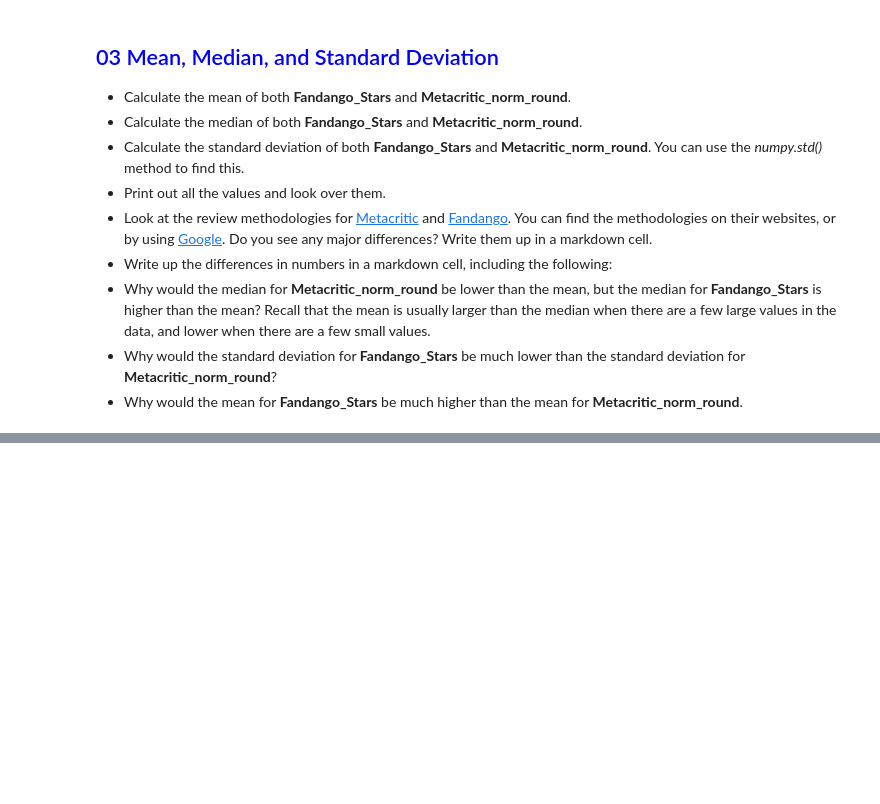
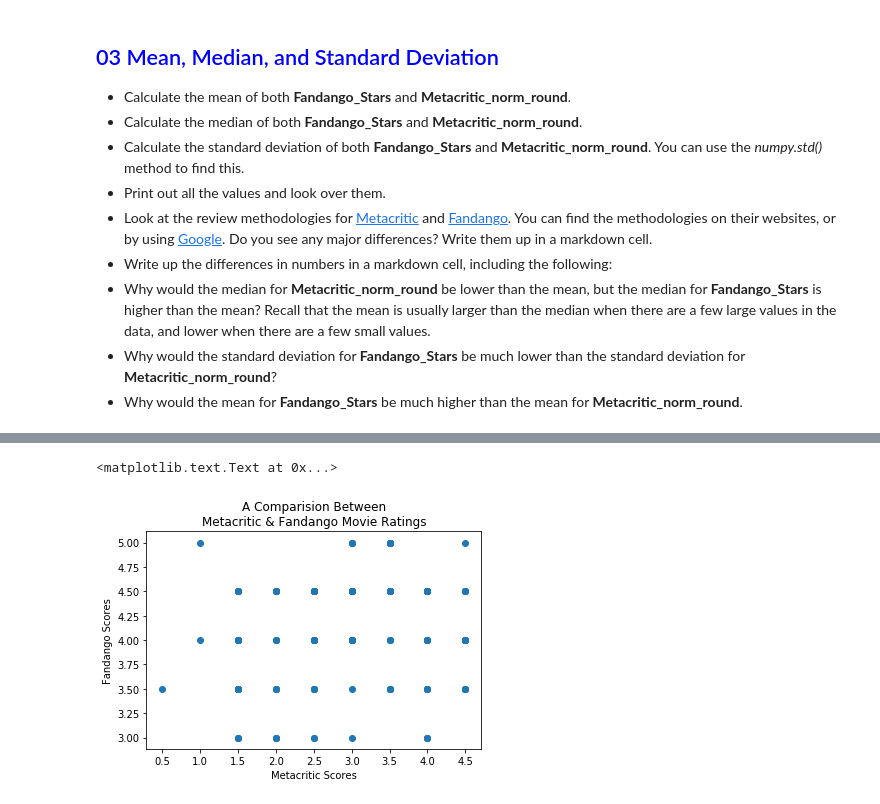
Before and after one commit to kitestring/DataQuest, a Jupyter notebook: 05_ProbabilityAndStatistics/01_ProbAndStatsInPython_Beginner/06_GuidedProject_AnalyzingMovieReviws/AnalyzingMovieReviews.ipynb, the cells around one changed output, grey strips where cells are left out. Saved outputs shown, nothing was run; the diff lists cells and outputs as text; code cells hidden in the pictures; blank space fills up the shorter version.

Commit message:
Guided Project: Analyzing Movie Reviews, done

```diff
--- a/05_ProbabilityAndStatistics/01_ProbAndStatsInPython_Beginner/06_GuidedProject_AnalyzingMovieReviws/AnalyzingMovieReviews.ipynb
+++ b/05_ProbabilityAndStatistics/01_ProbAndStatsInPython_Beginner/06_GuidedProject_AnalyzingMovieReviws/AnalyzingMovieReviews.ipynb
@@ -66,0 +116,9 @@ ax2.set_title('Fandango_Stars')
+# %%
+fig, ax = plt.subplots()
+ax.scatter(movies['Metacritic_norm_round'], movies['Fandango_Stars'])
+ax.set_ylabel('Fandango Scores')
+ax.set_xlabel('Metacritic Scores')
+ax.set_title('A Comparision Between\nMetacritic & Fandango Movie Ratings')
+# %% [output]
+<matplotlib.text.Text at 0x...>
+[figure, added]
```
Also changed, not shown: parts of 13 cells of this notebook, 6 other files.
